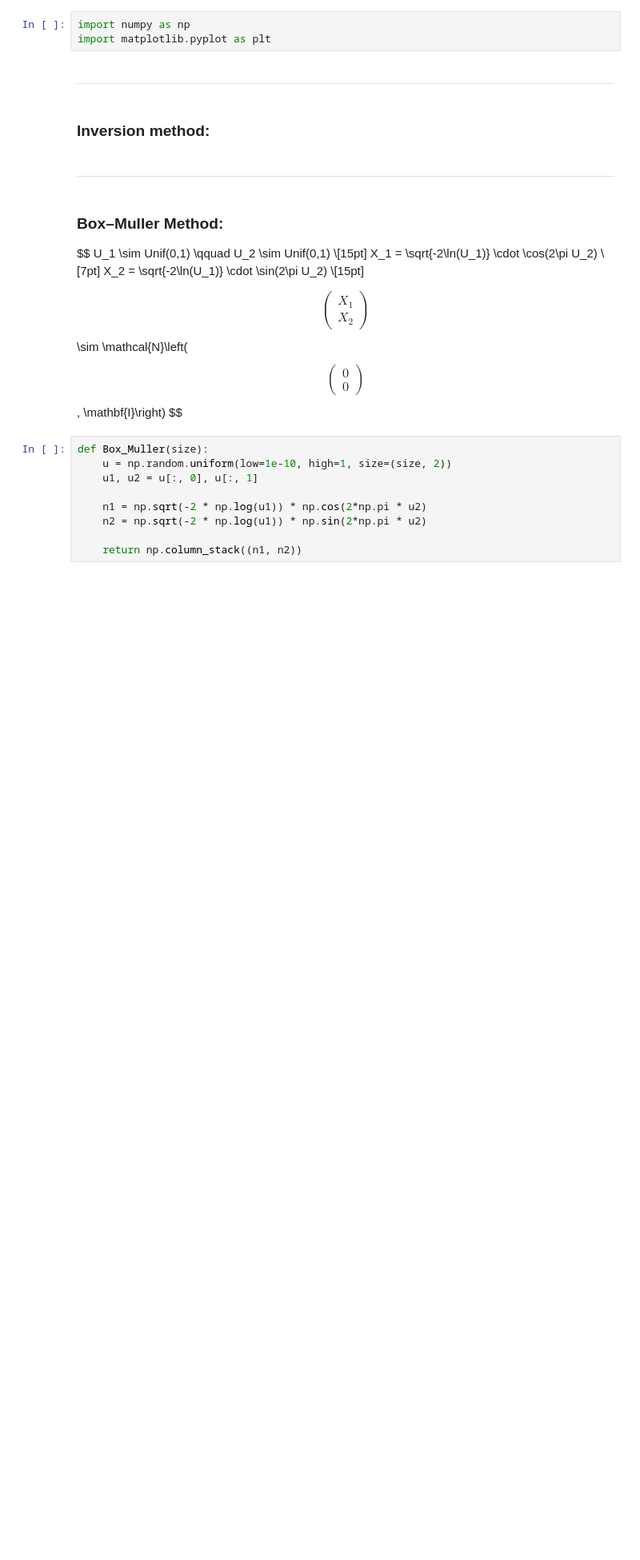
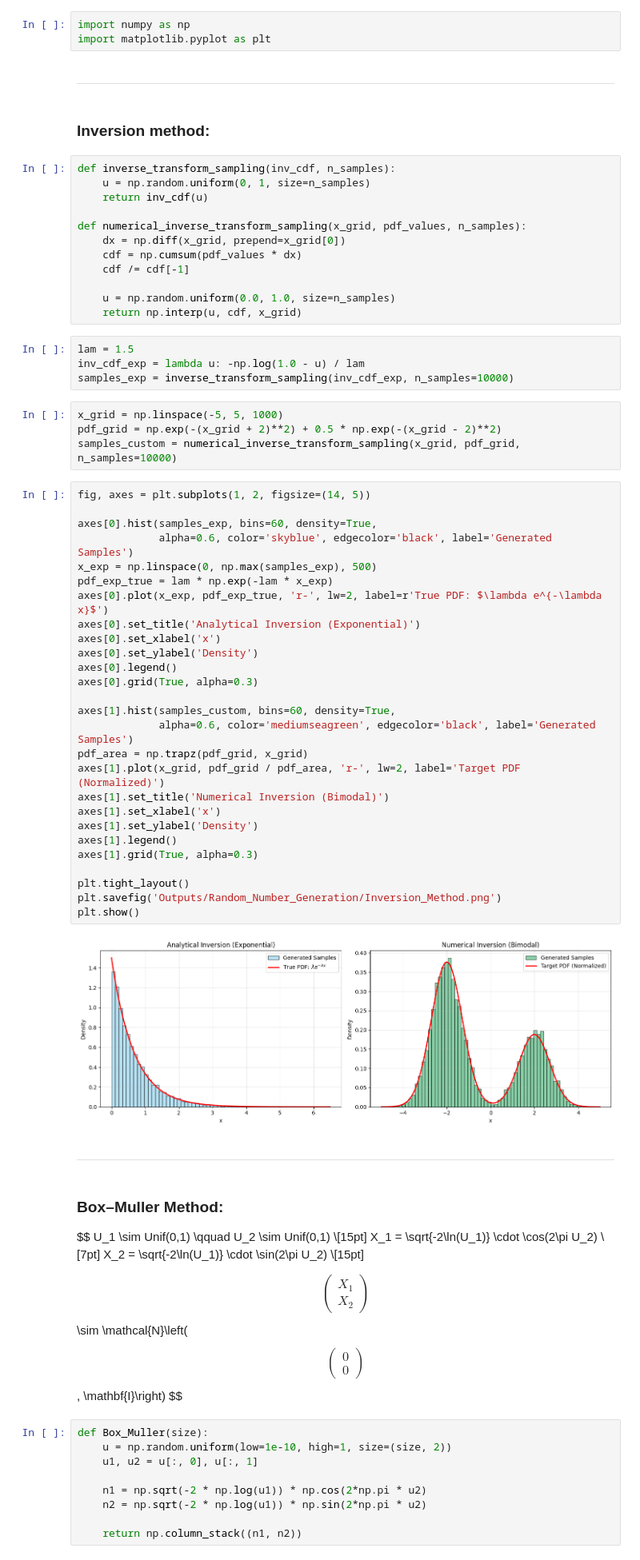
Before and after one commit to Japanese-Maple/Computational_Statistics, a Jupyter notebook: 4_Random_Number_Generation.ipynb, the cells around one changed output. Shown at 80% size. Saved outputs shown, nothing was run; the diff lists cells and outputs as text; blank space fills up the shorter version.

Commit message:
Inversion method

```diff
--- a/4_Random_Number_Generation.ipynb
+++ b/4_Random_Number_Generation.ipynb
@@ -12,6 +12,55 @@ import matplotlib.pyplot as plt
 ---
 # %% [markdown]
 ### Inversion method:
+# %%
+def inverse_transform_sampling(inv_cdf, n_samples):
+    u = np.random.uniform(0, 1, size=n_samples)
+    return inv_cdf(u)
+
+def numerical_inverse_transform_sampling(x_grid, pdf_values, n_samples):
+    dx = np.diff(x_grid, prepend=x_grid[0])
+    cdf = np.cumsum(pdf_values * dx)
+    cdf /= cdf[-1]
+
+    u = np.random.uniform(0.0, 1.0, size=n_samples)
+    return np.interp(u, cdf, x_grid)
+# %%
+lam = 1.5
+inv_cdf_exp = lambda u: -np.log(1.0 - u) / lam
+samples_exp = inverse_transform_sampling(inv_cdf_exp, n_samples=10000)
+# %%
+x_grid = np.linspace(-5, 5, 1000)
+pdf_grid = np.exp(-(x_grid + 2)**2) + 0.5 * np.exp(-(x_grid - 2)**2)
+samples_custom = numerical_inverse_transform_sampling(x_grid, pdf_grid, n_samples=10000)
+# %%
+fig, axes = plt.subplots(1, 2, figsize=(14, 5))
+
+axes[0].hist(samples_exp, bins=60, density=True,
+             alpha=0.6, color='skyblue', edgecolor='black', label='Generated Samples')
+x_exp = np.linspace(0, np.max(samples_exp), 500)
+pdf_exp_true = lam * np.exp(-lam * x_exp)
+axes[0].plot(x_exp, pdf_exp_true, 'r-', lw=2, label=r'True PDF: $\lambda e^{-\lambda x}$')
+axes[0].set_title('Analytical Inversion (Exponential)')
+axes[0].set_xlabel('x')
+axes[0].set_ylabel('Density')
+axes[0].legend()
+axes[0].grid(True, alpha=0.3)
+
+axes[1].hist(samples_custom, bins=60, density=True,
+             alpha=0.6, color='mediumseagreen', edgecolor='black', label='Generated Samples')
+pdf_area = np.trapz(pdf_grid, x_grid)
+axes[1].plot(x_grid, pdf_grid / pdf_area, 'r-', lw=2, label='Target PDF (Normalized)')
+axes[1].set_title('Numerical Inversion (Bimodal)')
+axes[1].set_xlabel('x')
+axes[1].set_ylabel('Density')
+axes[1].legend()
+axes[1].grid(True, alpha=0.3)
+
+plt.tight_layout()
+plt.savefig('Outputs/Random_Number_Generation/Inversion_Method.png')
+plt.show()
+# %% [output]
+[figure, added]
 # %% [markdown]
 ---
 # %% [markdown]
```
Also changed, not shown: 1 other file.
